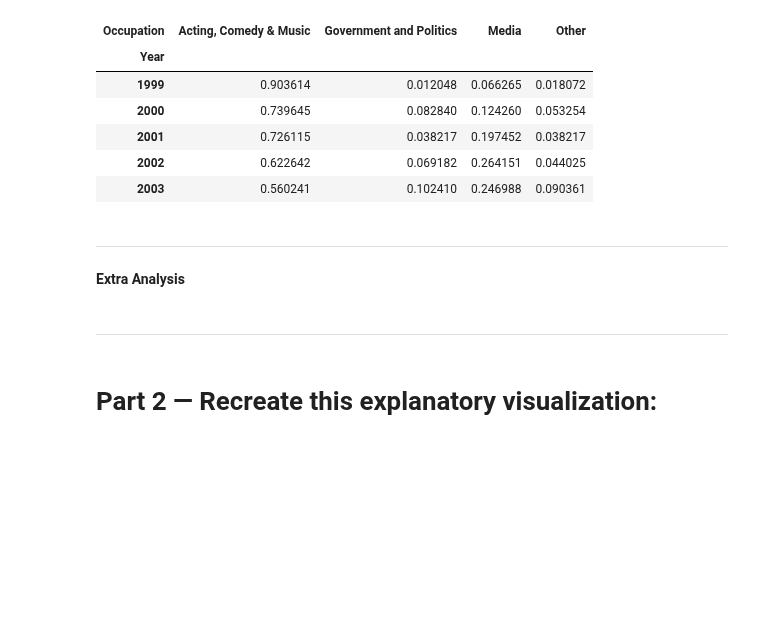
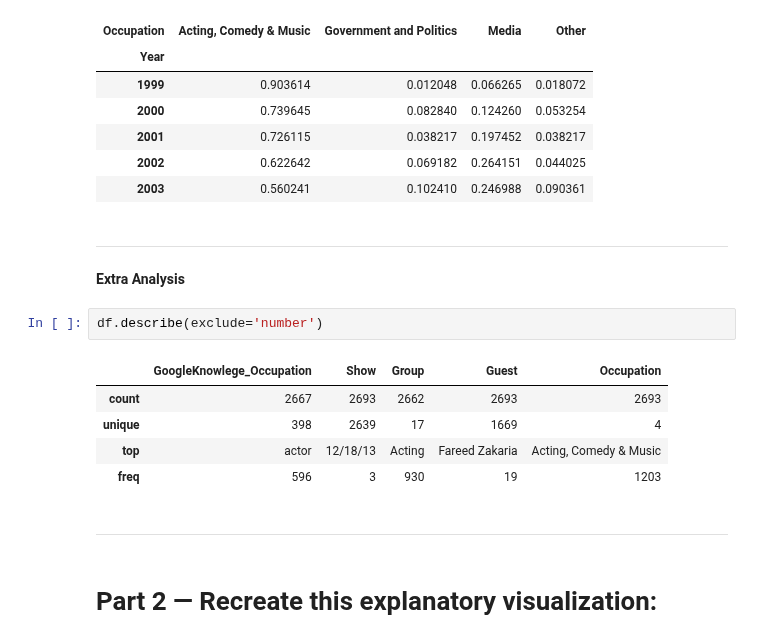
Before and after one commit to bloominstituteoftechnology/DS-Unit-1-Sprint-3-Data-Storytelling, a Jupyter notebook: DS3_Unit_1_Sprint_Challenge_3_Data_Storytelling.ipynb, the cells around one changed output. Drawn from its saved outputs; the diff is of its cells as text; blank space fills up the shorter version.

```diff
--- a/DS3_Unit_1_Sprint_Challenge_3_Data_Storytelling.ipynb
+++ b/DS3_Unit_1_Sprint_Challenge_3_Data_Storytelling.ipynb
@@ -86,6 +86,14 @@ cross.head()
 ---
 # %% [markdown]
 **Extra Analysis**
+# %%
+df.describe(exclude='number')
+# %% [output]
+|  | GoogleKnowlege_Occupation | Show | Group | Guest | Occupation |
+| count | 2667 | 2693 | 2662 | 2693 | 2693 |
+| unique | 398 | 2639 | 17 | 1669 | 4 |
+| top | actor | 12/18/13 | Acting | Fareed Zakaria | Acting, Comedy & Music |
+| freq | 596 | 3 | 930 | 19 | 1203 |
 # %% [markdown]
 
 
```
